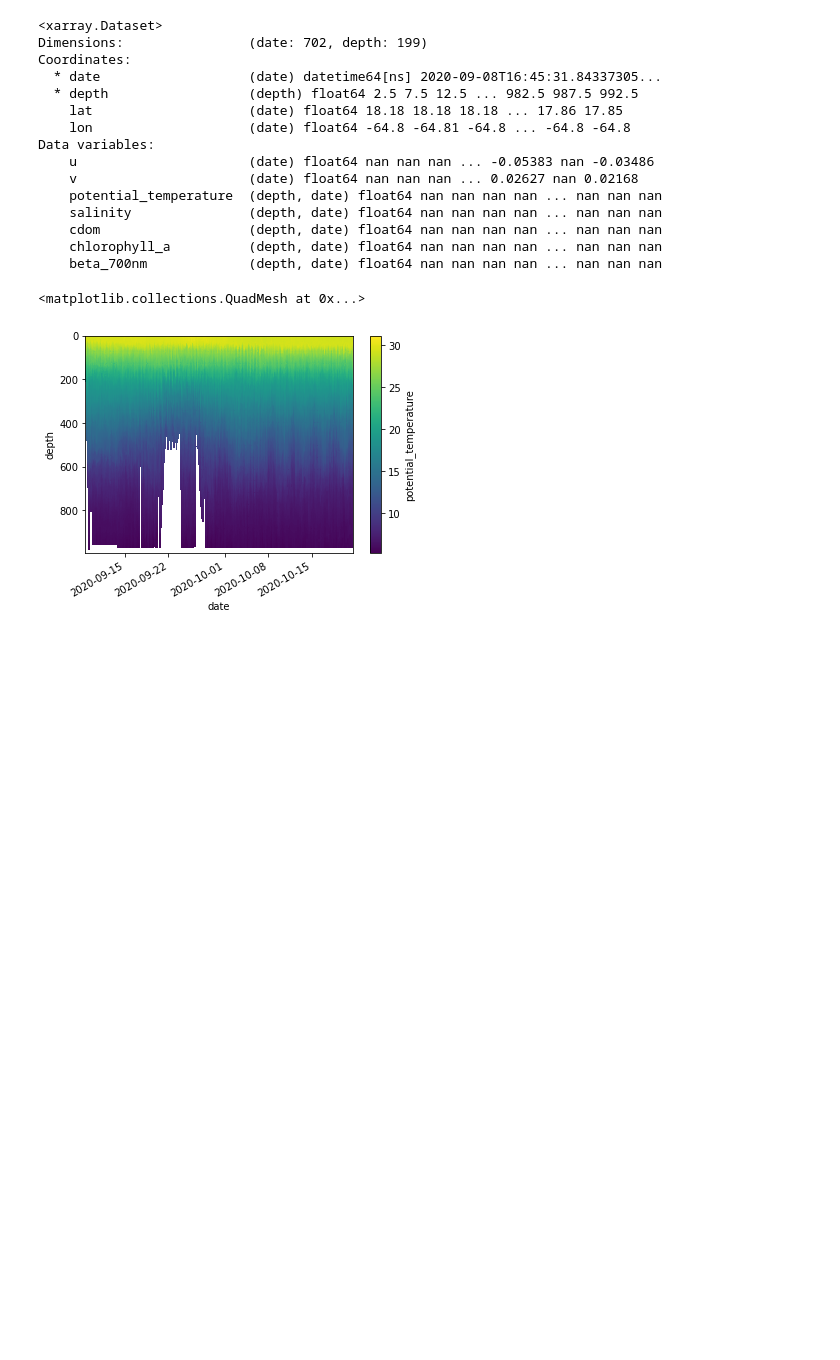
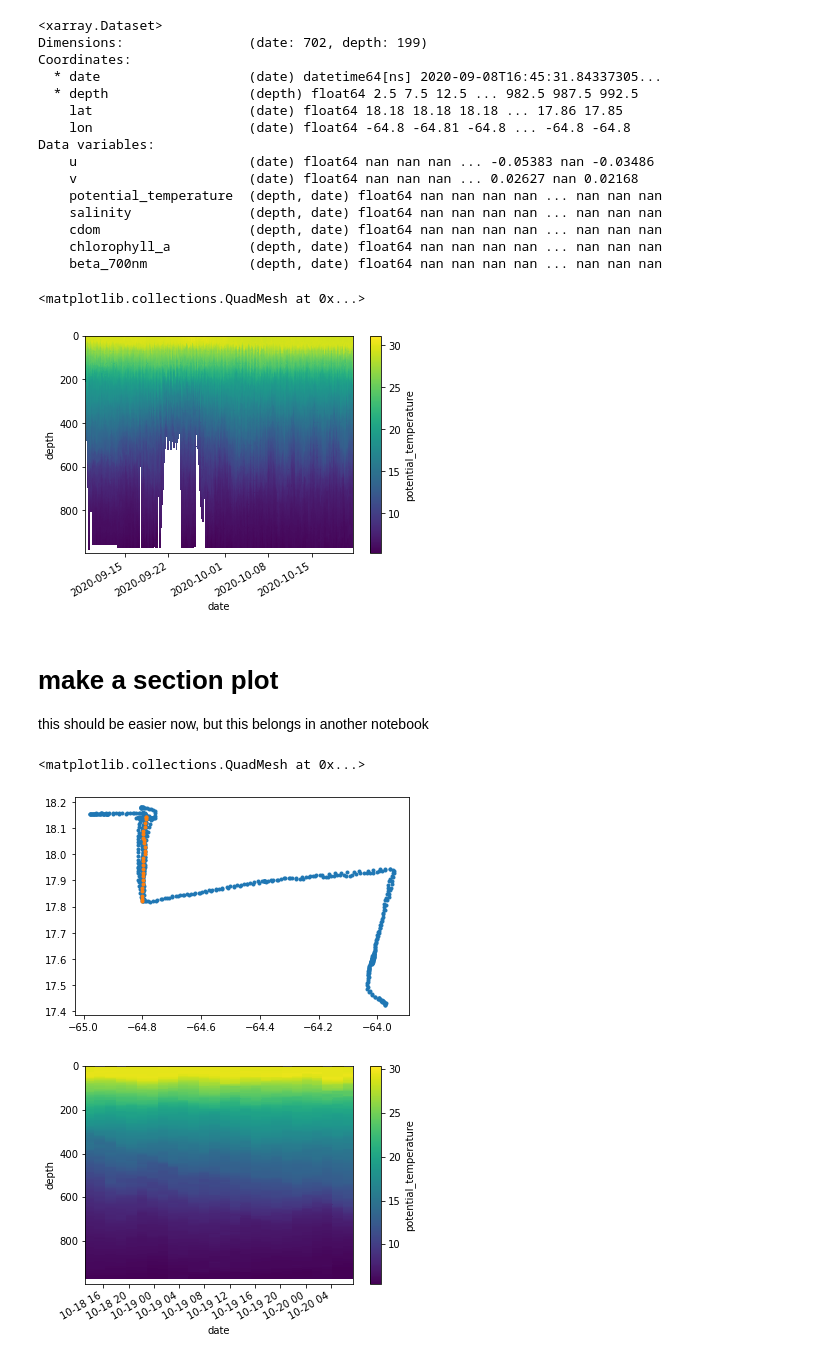
Before and after one commit to rucool/IOO_masters2020, a Jupyter notebook: erddap_glider_gridding.ipynb, the cells around one changed output. Saved outputs shown, nothing was run; the diff lists cells and outputs as text; code cells hidden in the pictures; blank space fills up the shorter version.

Commit message:
add a section plot

```diff
--- a/erddap_glider_gridding.ipynb
+++ b/erddap_glider_gridding.ipynb
@@ -239,3 +239,20 @@ ds_gridded.potential_temperature.plot( yincrease=False)
 # %% [output]
 <matplotlib.collections.QuadMesh at 0x...>
 [figure]
+# %% [markdown]
+# make a section plot
+this should be easier now, but this belongs in another notebook
+# %%
+# can we select a time?
+section = ds_gridded.sel( date = slice('2020-10-18T13:04:29.446530048','2020-10-20T07:42:28.419889920' ) )
+
+plt.figure()
+plt.plot(ds_gridded.lon, ds_gridded.lat,'.')
+plt.plot(section.lon, section.lat,'.')
+
+plt.figure()
+section.potential_temperature.plot(yincrease=False)
+# %% [output]
+<matplotlib.collections.QuadMesh at 0x...>
+[figure, added]
+[figure, added]
```
